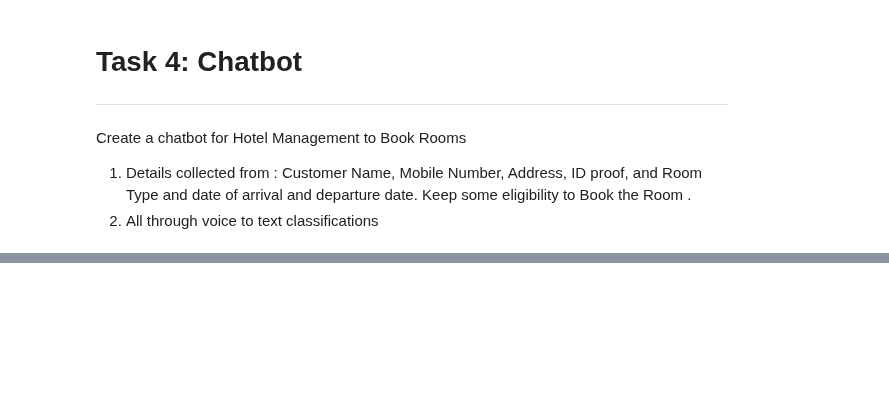
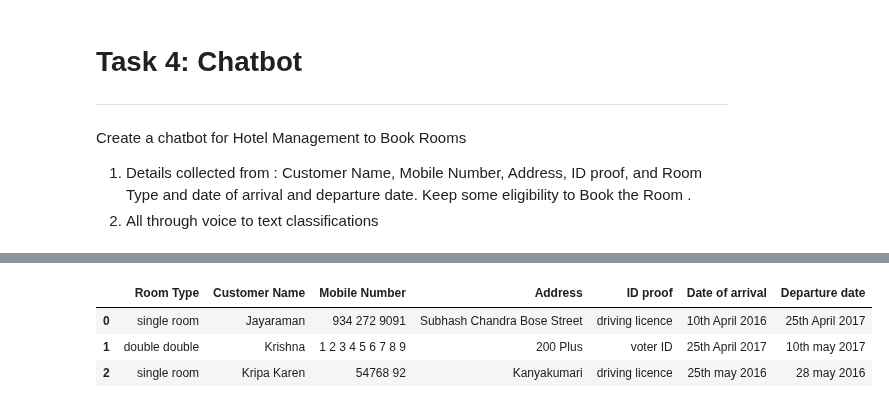
Before and after one commit to Jeyramana/GUVI_Assignments, a Jupyter notebook: Assignment_9/Assignment_9.ipynb, the cells around one changed output, grey strips where cells are left out. Cells and saved outputs as stored; diff of their text form; code cells hidden in the pictures; blank space fills up the shorter version.

```diff
--- a/Assignment_9/Assignment_9.ipynb
+++ b/Assignment_9/Assignment_9.ipynb
@@ -390,0 +429,20 @@ You Said:  I am the most famous person in this world to be waiting
+# %%
+print('**** Welcome to Chetty Hotel ****\n Answer these questions to Book Room')
+i = 0
+while (i != -1):
+    Customer = []
+    print("\n1. What's your Room Type ?")
+    text = voice_recog()
+    avail = availability(text)
+    if avail:
+        print('\nRoom Available, continue...')
+        Customer.append(text)
+        for i in questions:
+            print(i)
+            Customer.append(voice_recog())
+        df.loc[len(df.index)] = Customer
+    else:
+        print('Room Type you need is not available. Try Again.')
+    x = input('Would you like to book room ? (y/n)')
+    if x == 'n':
+        i = -1
@@ -390,0 +467,7 @@ You Said:  I am the most famous person in this world to be waiting
+# %%
+df
+# %% [output]
+|  | Room Type | Customer Name | Mobile Number | Address | ID proof | Date of arrival | Departure date |
+| 0 | single room | Jayaraman | 934 272 9091 | Subhash Chandra Bose Street | driving licence | 10th April 2016 | 25th April 2017 |
+| 1 | double double | Krishna | 1 2 3 4 5 6 7 8 9 | 200 Plus | voter ID | 25th April 2017 | 10th may 2017 |
+| 2 | single room | Kripa Karen | 54768 92 | Kanyakumari | driving licence | 25th may 2016 | 28 may 2016 |
```
Also changed, not shown: parts of 4 cells of this notebook.
